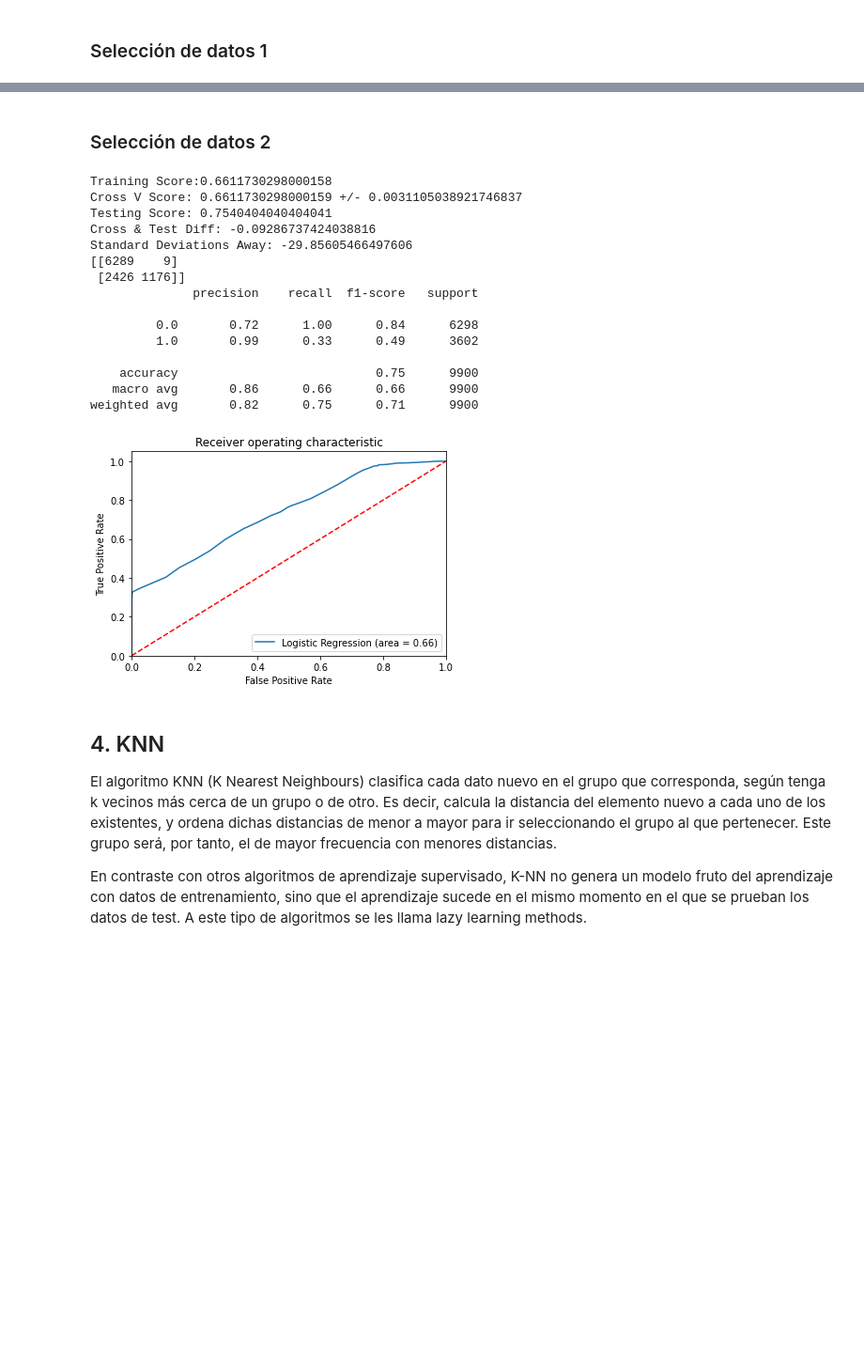
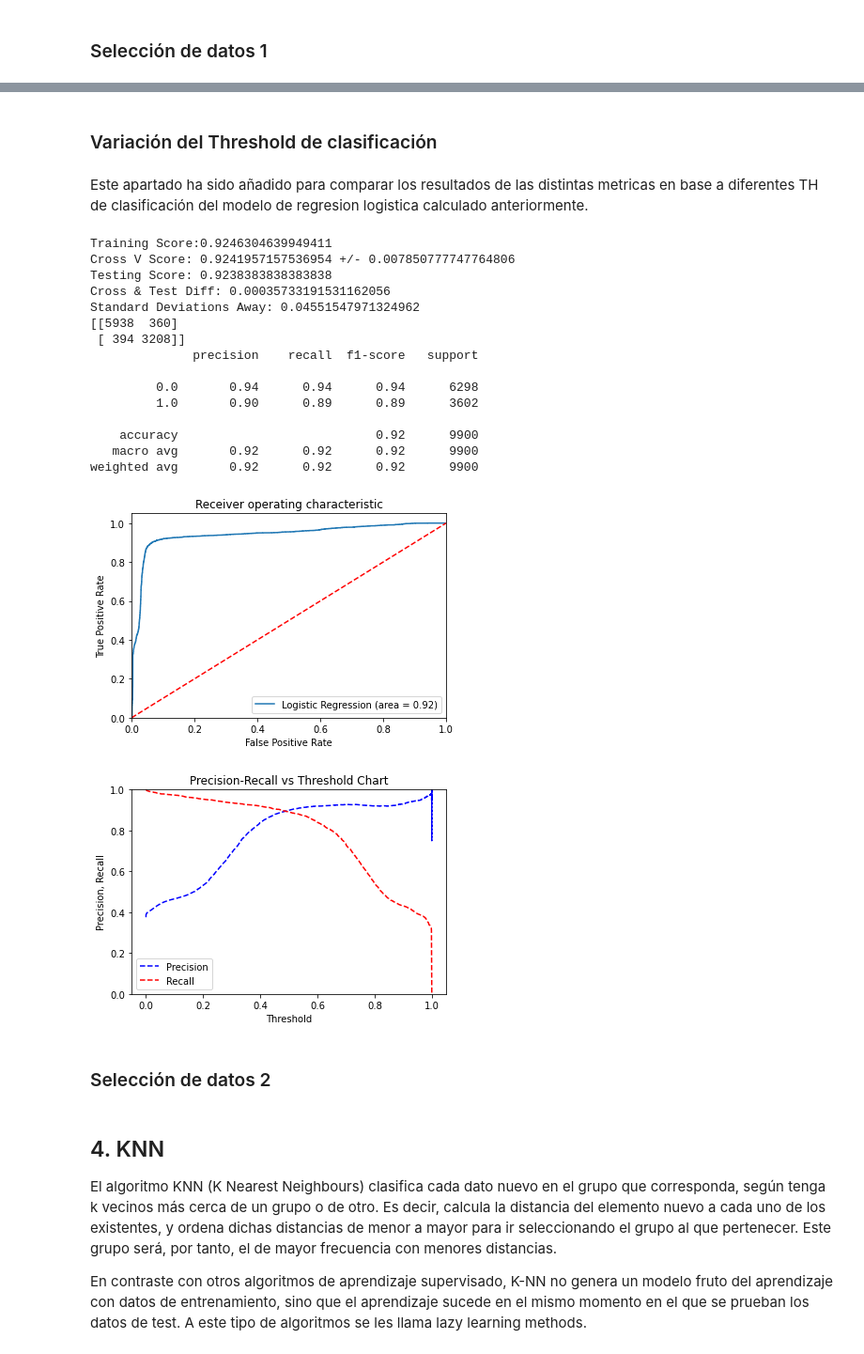
Before and after one commit to Moscow-Mavericks/FADBook, a Jupyter notebook: supervisado.ipynb, the cells around one changed output, grey strips where cells are left out. Shown at 94% size. Saved outputs shown, nothing was run; the diff lists cells and outputs as text; code cells hidden in the pictures; blank space fills up the shorter version.

```diff
--- a/supervisado.ipynb
+++ b/supervisado.ipynb
@@ -80,7 +81,7 @@ Mediante la RL se pretende modelar la probabilidad de que ocurra el hecho en cue
 
 La función logística es aquella que halla, para cada individuo según los valores de una serie de variables (Xi), la probabilidad (p) de que presente el efecto estudiado. Una transformación logarítmica de dicha ecuación, a la que se le llama logit. De aquí surge la ecuación de la regresión logística, que es parecida a la ecuación de la regresión lineal múltiple.
 # %%
-def evaluate_model(X_train, y_train,X_test, y_test, model):
+def evaluate_model(X_train, y_train,X_test, y_test, model,th=None):
     model.fit(X_train, y_train)
     preds = model.predict(X_test)
     scores = cross_val_score(model, X_train, y_train, cv=3, scoring="accuracy")
@@ -108,6 +109,19 @@ def evaluate_model(X_train, y_train,X_test, y_test, model):
     plt.title('Receiver operating characteristic')
     plt.legend(loc="lower right")
     plt.show()
+
+    if th!=None:
+        pred_y=model.predict(X_test)
+        probs_y=model.predict_proba(X_test)
+        precision, recall, thresholds = precision_recall_curve(y_test, probs_y[:,1])
+        pr_auc = metrics.auc(recall, precision)
+        plt.title("Precision-Recall vs Threshold Chart")
+        plt.plot(thresholds, precision[: -1], "b--", label="Precision")
+        plt.plot(thresholds, recall[: -1], "r--", label="Recall")
+        plt.ylabel("Precision, Recall")
+        plt.xlabel("Threshold")
+        plt.legend(loc="lower left")
+        plt.ylim([0,1])
 # %% [markdown]
 ### Balanceado
 
@@ -132,25 +148,32 @@ Image(filename='roc_curve.png')
+# %% [markdown]
+### Variación del Threshold de clasificación
+# %% [markdown]
+Este apartado ha sido añadido para comparar los resultados de las distintas metricas en base a diferentes TH de clasificación del modelo de regresion logistica calculado anteriormente.
+# %%
+evaluate_model(os_data_X, os_data_y, X_test1, y_test1, reg_log,th=True)
+# %% [output]
+Training Score:0.9246304639949411
+Cross V Score: 0.9241957157536954 +/- 0.007850777747764806
+Testing Score: 0.9238383838383838
+Cross & Test Diff: 0.00035733191531162056
+Standard Deviations Away: 0.04551547971324962
+[[5938  360]
+ [ 394 3208]]
+              precision    recall  f1-score   support
+
+         0.0       0.94      0.94      0.94      6298
+         1.0       0.90      0.89      0.89      3602
+
+    accuracy                           0.92      9900
+   macro avg       0.92      0.92      0.92      9900
+weighted avg       0.92      0.92      0.92      9900
+[figure, added]
+[figure, added]
 # %% [markdown]
 ### Selección de datos 2
 # %%
 reg_log = LogisticRegression(random_state=0, solver='newton-cg', max_iter=1000)
 evaluate_model(os_data_2X, os_data_2y, X_test2, y_test2, reg_log)
-# %% [output]
-Training Score:0.6611730298000158
-Cross V Score: 0.6611730298000159 +/- 0.0031105038921746837
-Testing Score: 0.7540404040404041
-Cross & Test Diff: -0.09286737424038816
-Standard Deviations Away: -29.85605466497606
-[[6289    9]
- [2426 1176]]
-              precision    recall  f1-score   support
-
-         0.0       0.72      1.00      0.84      6298
-         1.0       0.99      0.33      0.49      3602
-
-    accuracy                           0.75      9900
-   macro avg       0.86      0.66      0.66      9900
-weighted avg       0.82      0.75      0.71      9900
-[figure, removed]
 # %% [markdown]
 ## 4. KNN
 
```
Also changed, not shown: parts of 19 cells of this notebook, 1 other file.
